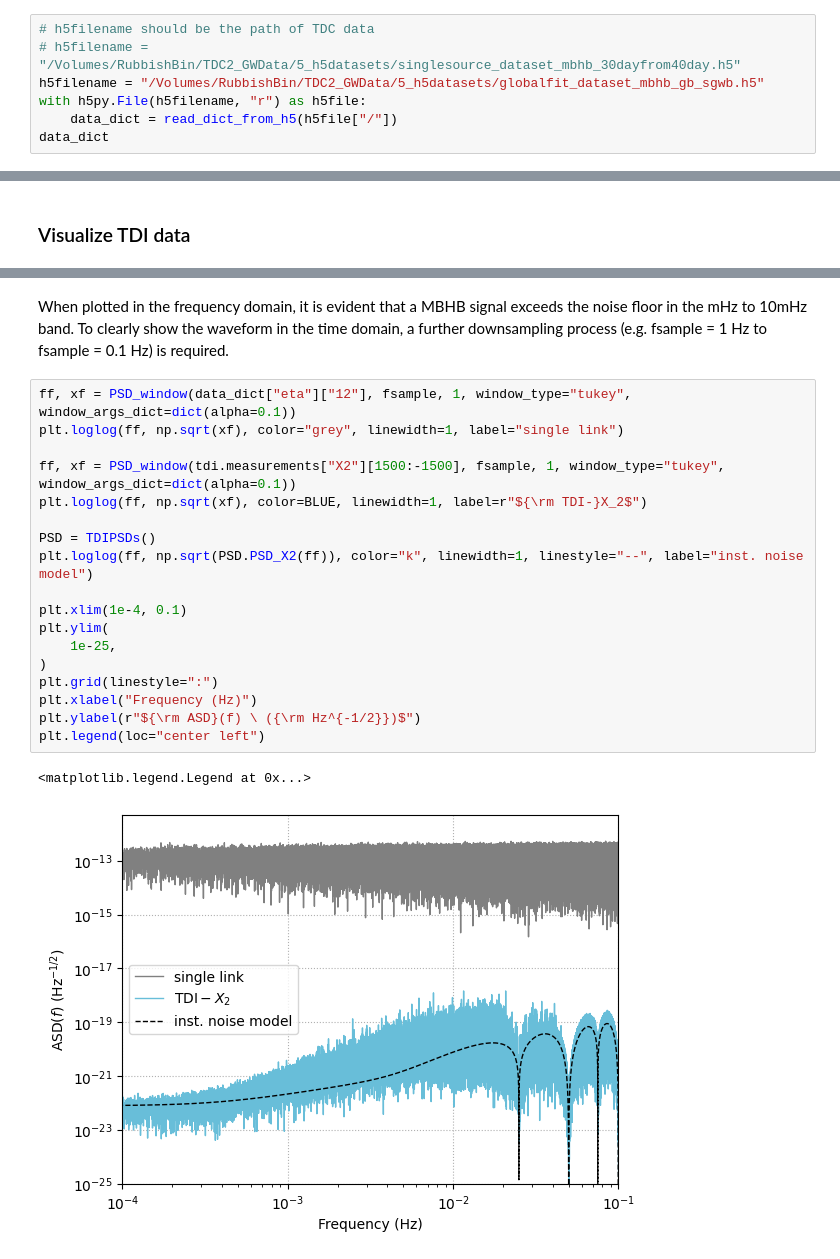
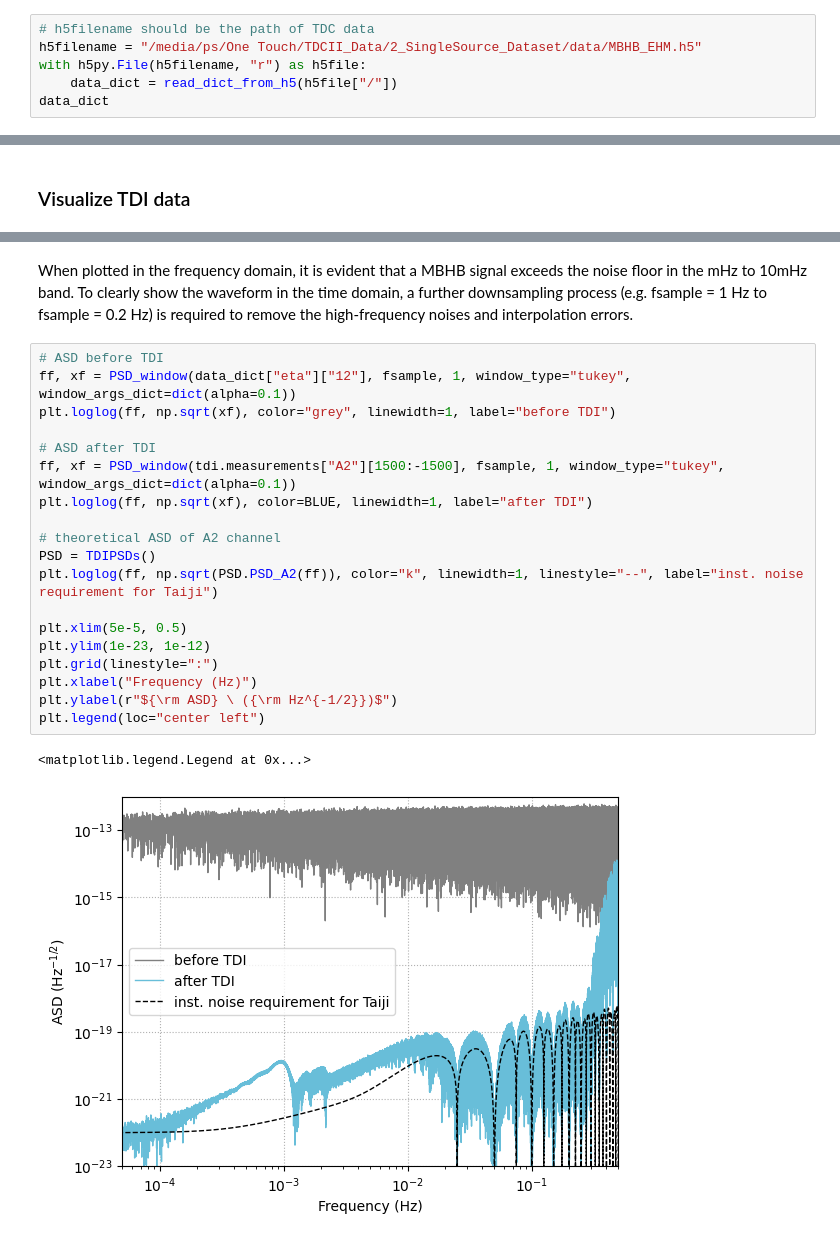
Before and after one commit to TriangleDataCenter/Triangle-Simulator, a Jupyter notebook: Tutorials/5_Demo_TDC_Data_Preprocessing.ipynb, the cells around one changed output, grey strips where cells are left out. Cells and saved outputs as stored; diff of their text form.

```diff
--- a/Tutorials/5_Demo_TDC_Data_Preprocessing.ipynb
+++ b/Tutorials/5_Demo_TDC_Data_Preprocessing.ipynb
@@ -29,8 +31,7 @@ All the TDC data can be loaded as dictionaries, each containing 3 items:
 The default unit of data is fractional frequency difference (dimensionless).
 # %%
 # h5filename should be the path of TDC data
-# h5filename = "/Volumes/RubbishBin/TDC2_GWData/5_h5datasets/singlesource_dataset_mbhb_30dayfrom40day.h5"
-h5filename = "/Volumes/RubbishBin/TDC2_GWData/5_h5datasets/globalfit_dataset_mbhb_gb_sgwb.h5"
+h5filename = "/media/ps/One Touch/TDCII_Data/2_SingleSource_Dataset/data/MBHB_EHM.h5"
 with h5py.File(h5filename, "r") as h5file:
     data_dict = read_dict_from_h5(h5file["/"])
 data_dict
@@ -107,23 +107,24 @@ plt.legend(loc="upper left")
 # %% [markdown]
-When plotted in the frequency domain, it is evident that a MBHB signal exceeds the noise floor in the mHz to 10mHz band. To clearly show the waveform in the time domain, a further downsampling process (e.g. fsample = 1 Hz to fsample = 0.1 Hz) is required.
+When plotted in the frequency domain, it is evident that a MBHB signal exceeds the noise floor in the mHz to 10mHz band. To clearly show the waveform in the time domain, a further downsampling process (e.g. fsample = 1 Hz to fsample = 0.2 Hz) is required to remove the high-frequency noises and interpolation errors.
 # %%
+# ASD before TDI
 ff, xf = PSD_window(data_dict["eta"]["12"], fsample, 1, window_type="tukey", window_args_dict=dict(alpha=0.1))
-plt.loglog(ff, np.sqrt(xf), color="grey", linewidth=1, label="single link")
+plt.loglog(ff, np.sqrt(xf), color="grey", linewidth=1, label="before TDI")
 
-ff, xf = PSD_window(tdi.measurements["X2"][1500:-1500], fsample, 1, window_type="tukey", window_args_dict=dict(alpha=0.1))
-plt.loglog(ff, np.sqrt(xf), color=BLUE, linewidth=1, label=r"${\rm TDI-}X_2$")
+# ASD after TDI
+ff, xf = PSD_window(tdi.measurements["A2"][1500:-1500], fsample, 1, window_type="tukey", window_args_dict=dict(alpha=0.1))
+plt.loglog(ff, np.sqrt(xf), color=BLUE, linewidth=1, label="after TDI")
 
+# theoretical ASD of A2 channel
 PSD = TDIPSDs()
-plt.loglog(ff, np.sqrt(PSD.PSD_X2(ff)), color="k", linewidth=1, linestyle="--", label="inst. noise model")
+plt.loglog(ff, np.sqrt(PSD.PSD_A2(ff)), color="k", linewidth=1, linestyle="--", label="inst. noise requirement for Taiji")
 
-plt.xlim(1e-4, 0.1)
-plt.ylim(
-    1e-25,
-)
+plt.xlim(5e-5, 0.5)
+plt.ylim(1e-23, 1e-12)
 plt.grid(linestyle=":")
 plt.xlabel("Frequency (Hz)")
-plt.ylabel(r"${\rm ASD}(f) \ ({\rm Hz^{-1/2}})$")
+plt.ylabel(r"${\rm ASD} \ ({\rm Hz^{-1/2}})$")
 plt.legend(loc="center left")
 # %% [output]
 <matplotlib.legend.Legend at 0x...>
-[figure, old version]
+[figure, new version]
```
Also changed, not shown: parts of 11 cells of this notebook.
